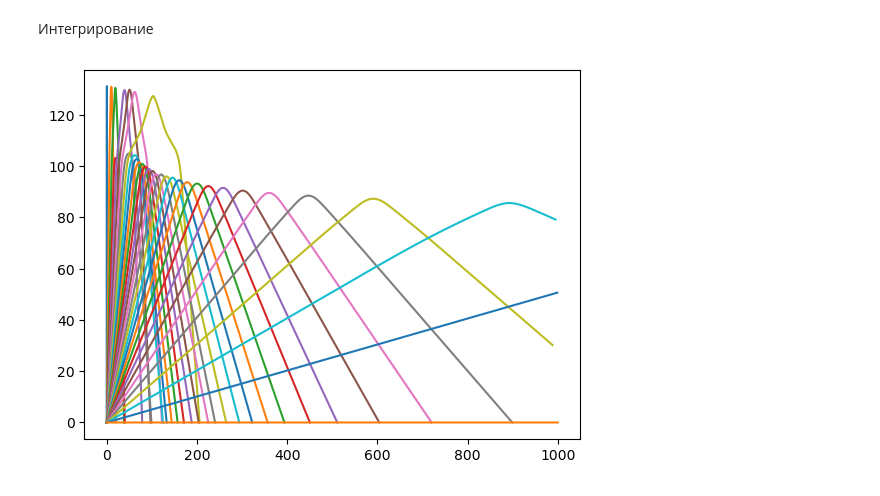
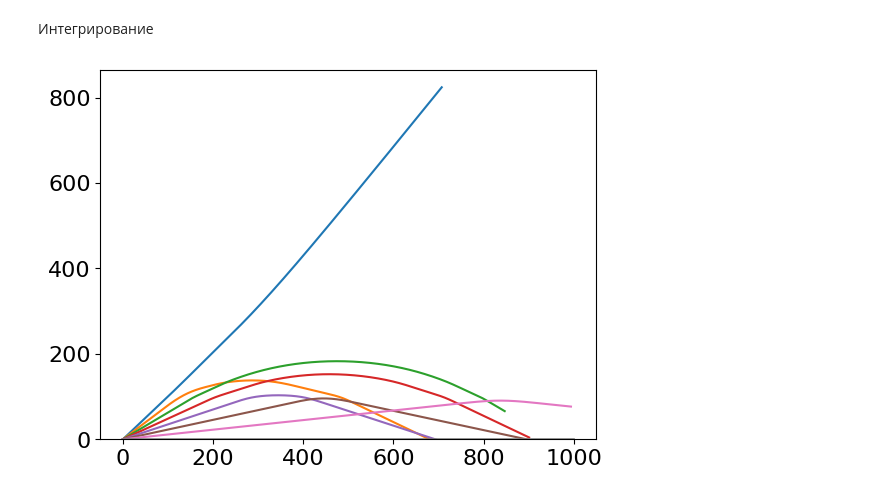
Before and after one commit to astronom-v-cube/exam_rrv, a Jupyter notebook: 5.ipynb, the cells around one changed output. Saved outputs shown, nothing was run; the diff lists cells and outputs as text; code cells hidden in the pictures.

```diff
--- a/5.ipynb
+++ b/5.ipynb
@@ -61,12 +61,11 @@ date = dt.datetime(int(NRLMSIS_day[0][0]), int(NRLMSIS_day[0][1]), int(NRLMSIS_d
 
 e_charge = 4.8e-10
 mass_e = 9.1094e-28
-omega = 2 * pi * (3 * 1e6)
+omega = 2 * pi * (8 * 1e6)
 # %% [markdown]
 Блок с формулами для расчетов
 # %%
 omega_plasm = np.sqrt((4 * pi * (e_charge ** 2) * N_e / mass_e))
-n = 1 - ((omega_plasm**2)/(omega ** 2))
-n = np.sqrt(n+0j)
+n = sqrt(1 - ((omega_plasm ** 2)/(omega ** 2)))
 # %%
 interpol_n = interp1d(z, n, kind = 'cubic')
@@ -111,11 +105,11 @@ def solve(n, z0, teta_0, phi_0, t):
 
     return sol.sol(t)
 # %%
-for theta in np.linspace(0,np.pi/2, 32):
-    t = np.linspace(0,1000e3, 4096) # читай как оптический путь
-    x,y,z,p_z = solve(interpol_n, 0, theta, 0 ,t)
-    plt.plot(x/1e3,z/1e3)
-    #plt.ylim(0, 400)
-    #plt.xlim(0, 500)
+for theta in np.linspace(pi/4, pi/2, 8):
+    t = np.linspace(0, 1000e3, 4096) # лол соответствует длинне с точнгостьб до сотки, ведь n~1
+    x, y, z, p_z = solve(interpol_n, 0, theta, 0 ,t)
+    plt.plot(x/1e3, z/1e3)
+    plt.ylim(0)
+    #plt.xlim(0,x[z.argmax()]*2/1000)
 # %% [output]
-[figure, old version]
+[figure, new version]
```
Also changed, not shown: parts of 3 cells of this notebook.
